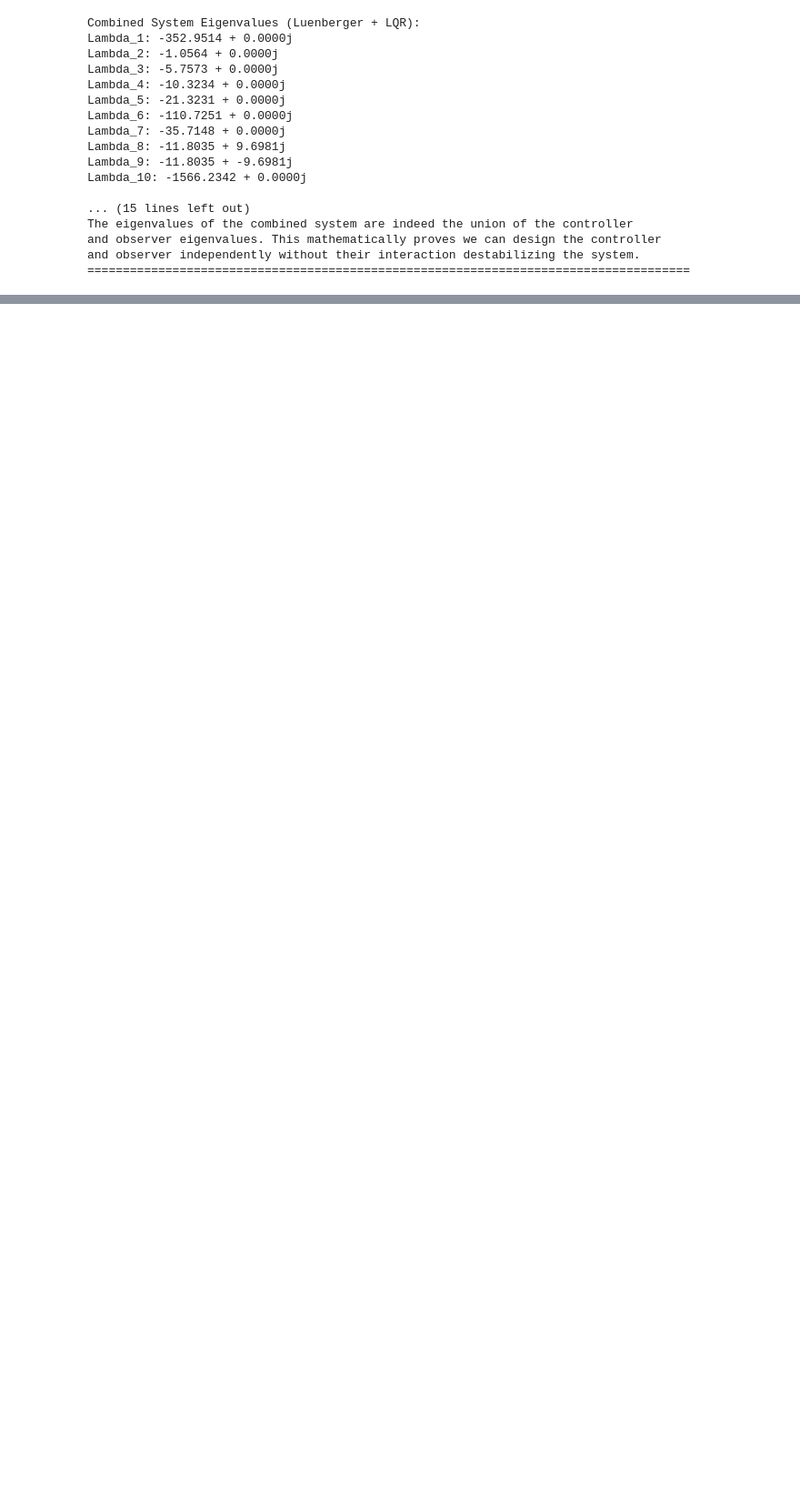
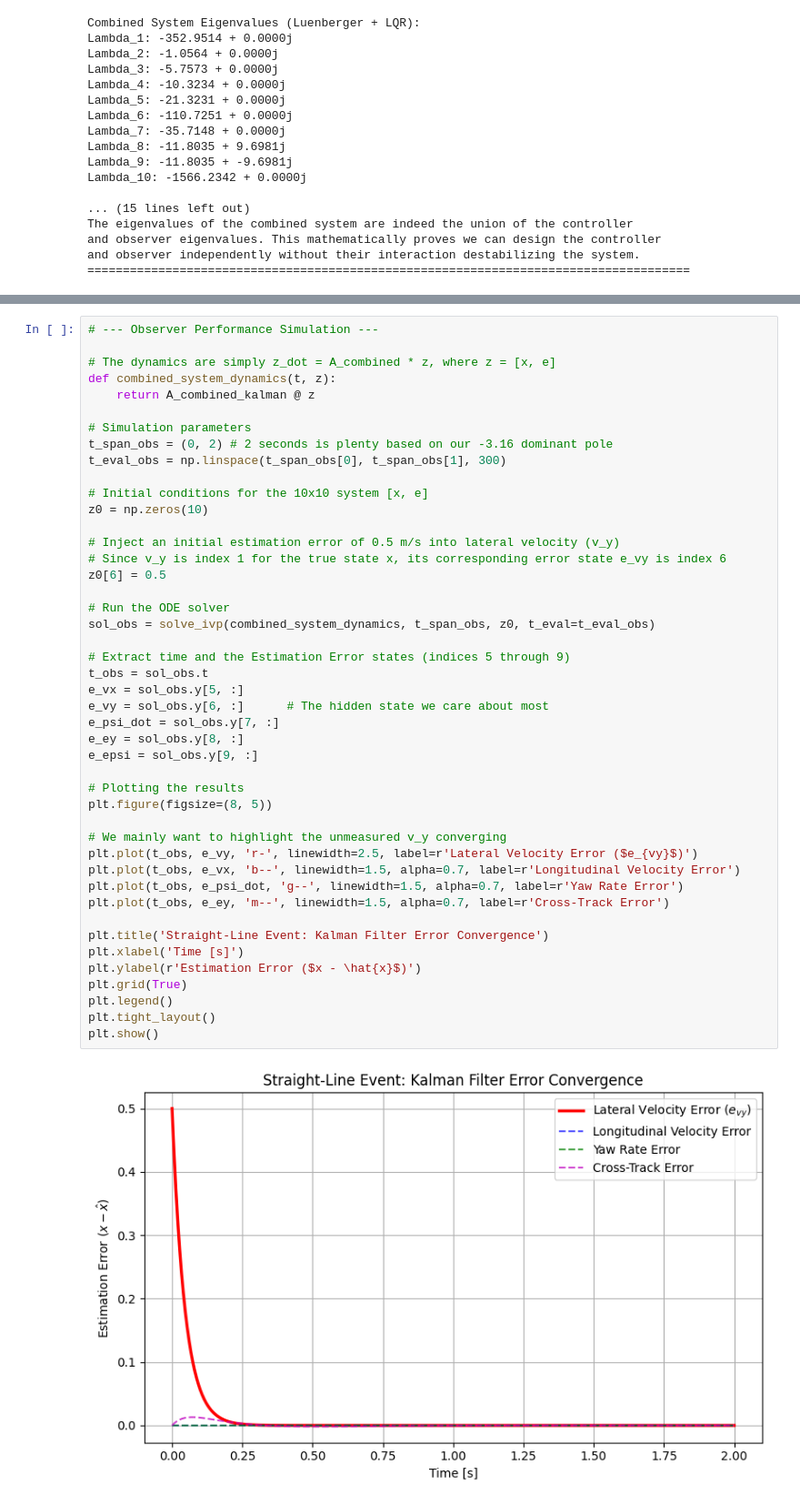
Before and after one commit to FightingPandas/formula-car-system-analysis, a Jupyter notebook: notebooks/EE547_final_analysis.ipynb, the cells around one changed output, grey strips where cells are left out. Shown at 91% size. Drawn from its saved outputs; the diff is of its cells as text; blank space fills up the shorter version.

```diff
--- a/notebooks/EE547_final_analysis.ipynb
+++ b/notebooks/EE547_final_analysis.ipynb
@@ -678,0 +862,47 @@ and observer independently without their interaction destabilizing the system.
+# %%
+# --- Observer Performance Simulation ---
+
+# The dynamics are simply z_dot = A_combined * z, where z = [x, e]
+def combined_system_dynamics(t, z):
+    return A_combined_kalman @ z
+
+# Simulation parameters
+t_span_obs = (0, 2) # 2 seconds is plenty based on our -3.16 dominant pole
+t_eval_obs = np.linspace(t_span_obs[0], t_span_obs[1], 300)
+
+# Initial conditions for the 10x10 system [x, e]
+z0 = np.zeros(10)
+
+# Inject an initial estimation error of 0.5 m/s into lateral velocity (v_y)
+# Since v_y is index 1 for the true state x, its corresponding error state e_vy is index 6
+z0[6] = 0.5
+
+# Run the ODE solver
+sol_obs = solve_ivp(combined_system_dynamics, t_span_obs, z0, t_eval=t_eval_obs)
+
+# Extract time and the Estimation Error states (indices 5 through 9)
+t_obs = sol_obs.t
+e_vx = sol_obs.y[5, :]
+e_vy = sol_obs.y[6, :]      # The hidden state we care about most
+e_psi_dot = sol_obs.y[7, :]
+e_ey = sol_obs.y[8, :]
+e_epsi = sol_obs.y[9, :]
+
+# Plotting the results
+plt.figure(figsize=(8, 5))
+
+# We mainly want to highlight the unmeasured v_y converging
+plt.plot(t_obs, e_vy, 'r-', linewidth=2.5, label=r'Lateral Velocity Error ($e_{vy}$)')
+plt.plot(t_obs, e_vx, 'b--', linewidth=1.5, alpha=0.7, label=r'Longitudinal Velocity Error')
+plt.plot(t_obs, e_psi_dot, 'g--', linewidth=1.5, alpha=0.7, label=r'Yaw Rate Error')
+plt.plot(t_obs, e_ey, 'm--', linewidth=1.5, alpha=0.7, label=r'Cross-Track Error')
+
+plt.title('Straight-Line Event: Kalman Filter Error Convergence')
+plt.xlabel('Time [s]')
+plt.ylabel(r'Estimation Error ($x - \hat{x}$)')
+plt.grid(True)
+plt.legend()
+plt.tight_layout()
+plt.show()
+# %% [output]
+[figure, added]
```
Also changed, not shown: parts of 15 cells of this notebook, 8 other files.
